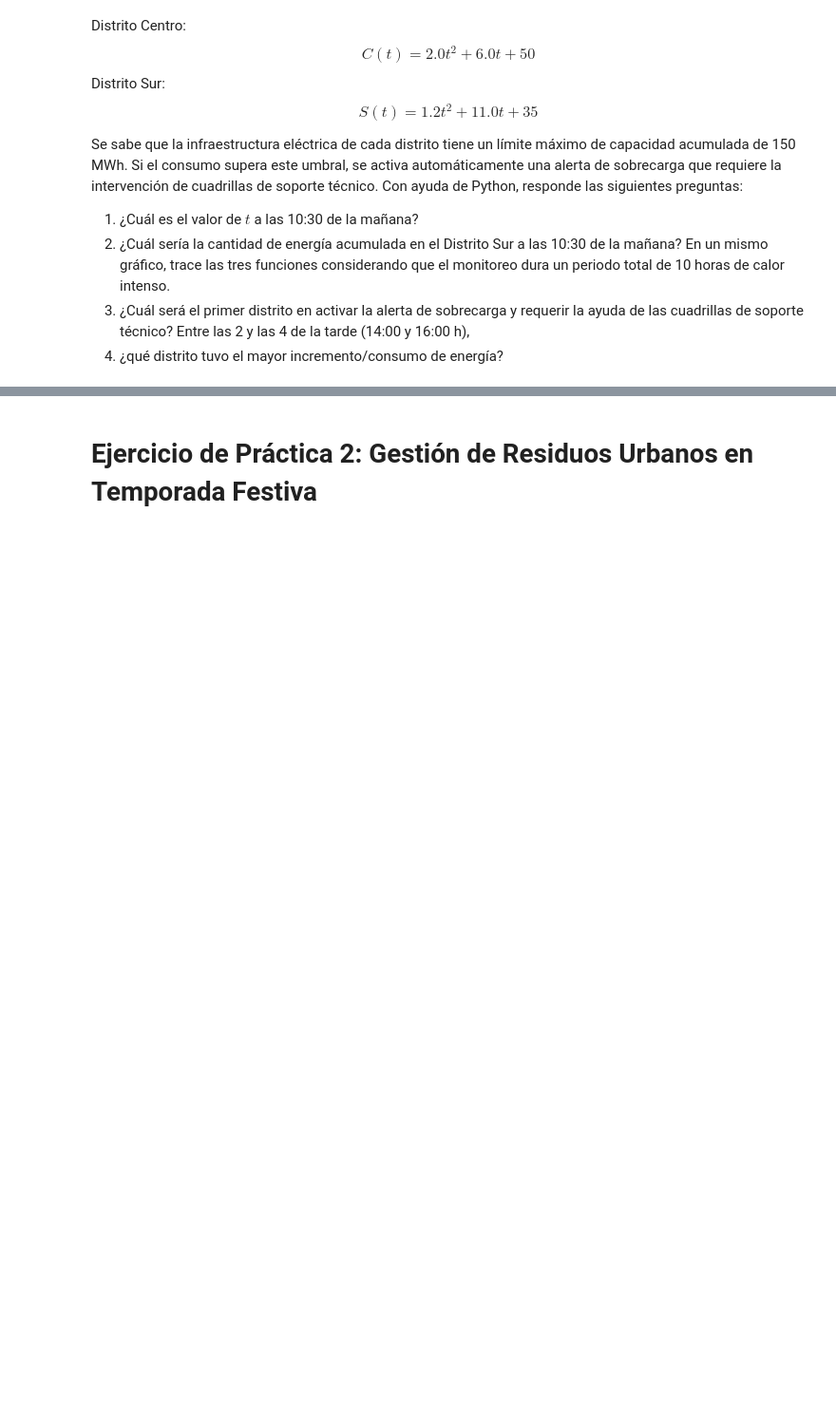
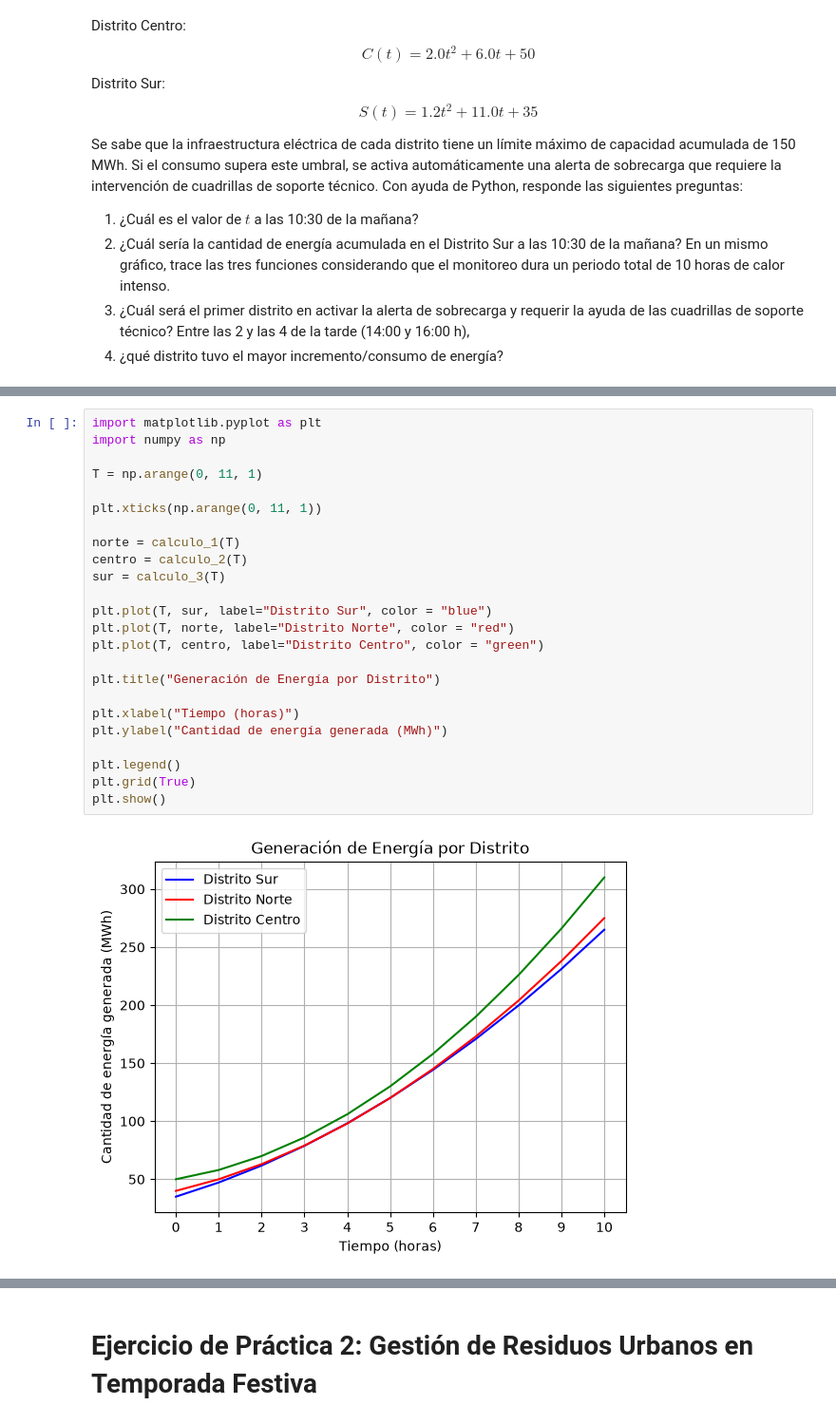
Before and after one commit to Deybi-hud/matematicas-aplicadas, a Jupyter notebook: Actividades/Preparación_Taller_1.ipynb, the cells around one changed output, grey strips where cells are left out. Shown at 95% size. Cells and saved outputs as stored; diff of their text form; blank space fills up the shorter version.

```diff
--- a/Actividades/Preparación_Taller_1.ipynb
+++ b/Actividades/Preparación_Taller_1.ipynb
@@ -23,0 +43,26 @@ resutado_1 = calculo_1(0)
+# %%
+import matplotlib.pyplot as plt
+import numpy as np
+
+T = np.arange(0, 11, 1)
+
+plt.xticks(np.arange(0, 11, 1))
+
+norte = calculo_1(T)
+centro = calculo_2(T)
+sur = calculo_3(T)
+
+plt.plot(T, sur, label="Distrito Sur", color = "blue")
+plt.plot(T, norte, label="Distrito Norte", color = "red")
+plt.plot(T, centro, label="Distrito Centro", color = "green")
+
+plt.title("Generación de Energía por Distrito")
+
+plt.xlabel("Tiempo (horas)")
+plt.ylabel("Cantidad de energía generada (MWh)")
+
+plt.legend()
+plt.grid(True)
+plt.show()
+# %% [output]
+[figure, added]
```
Also changed, not shown: parts of 7 cells of this notebook.
